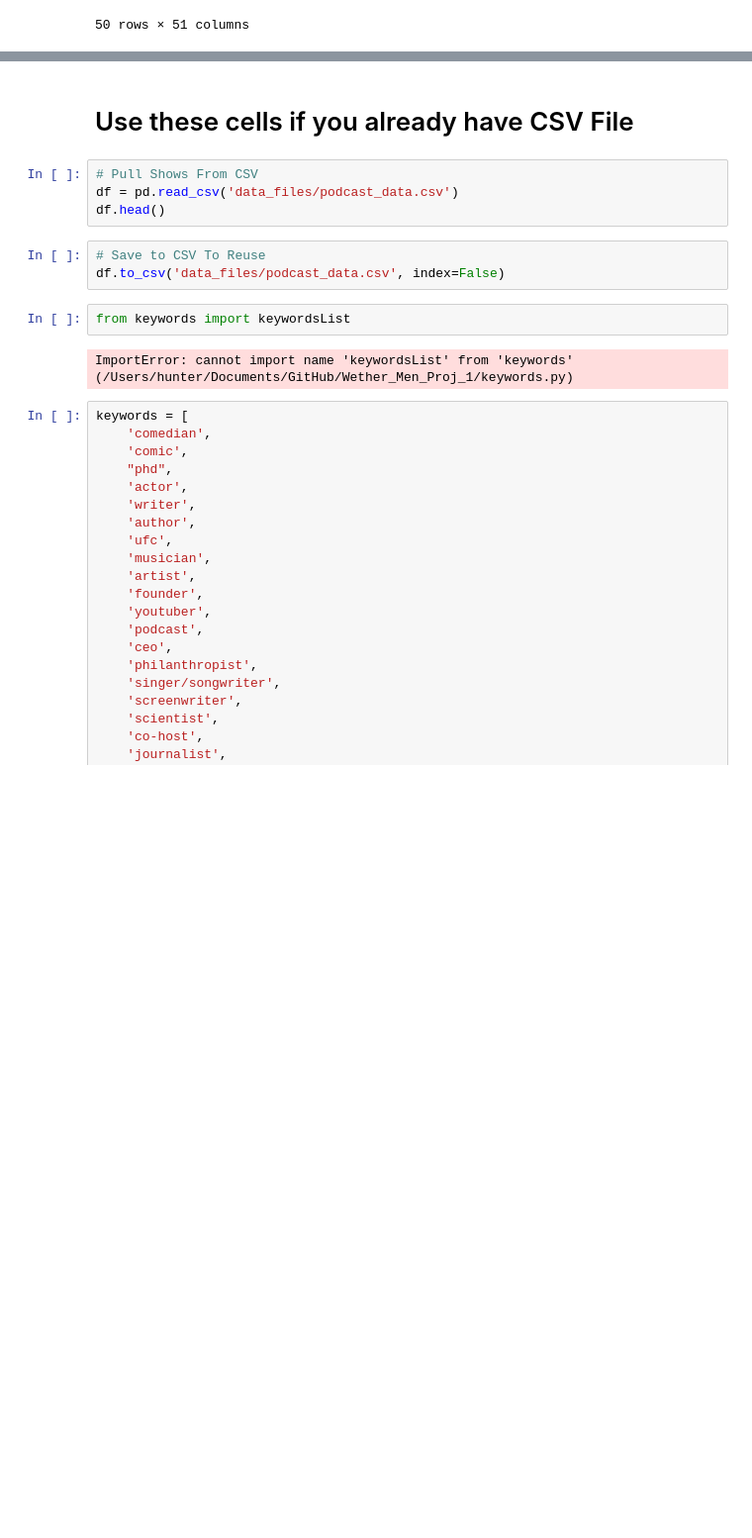
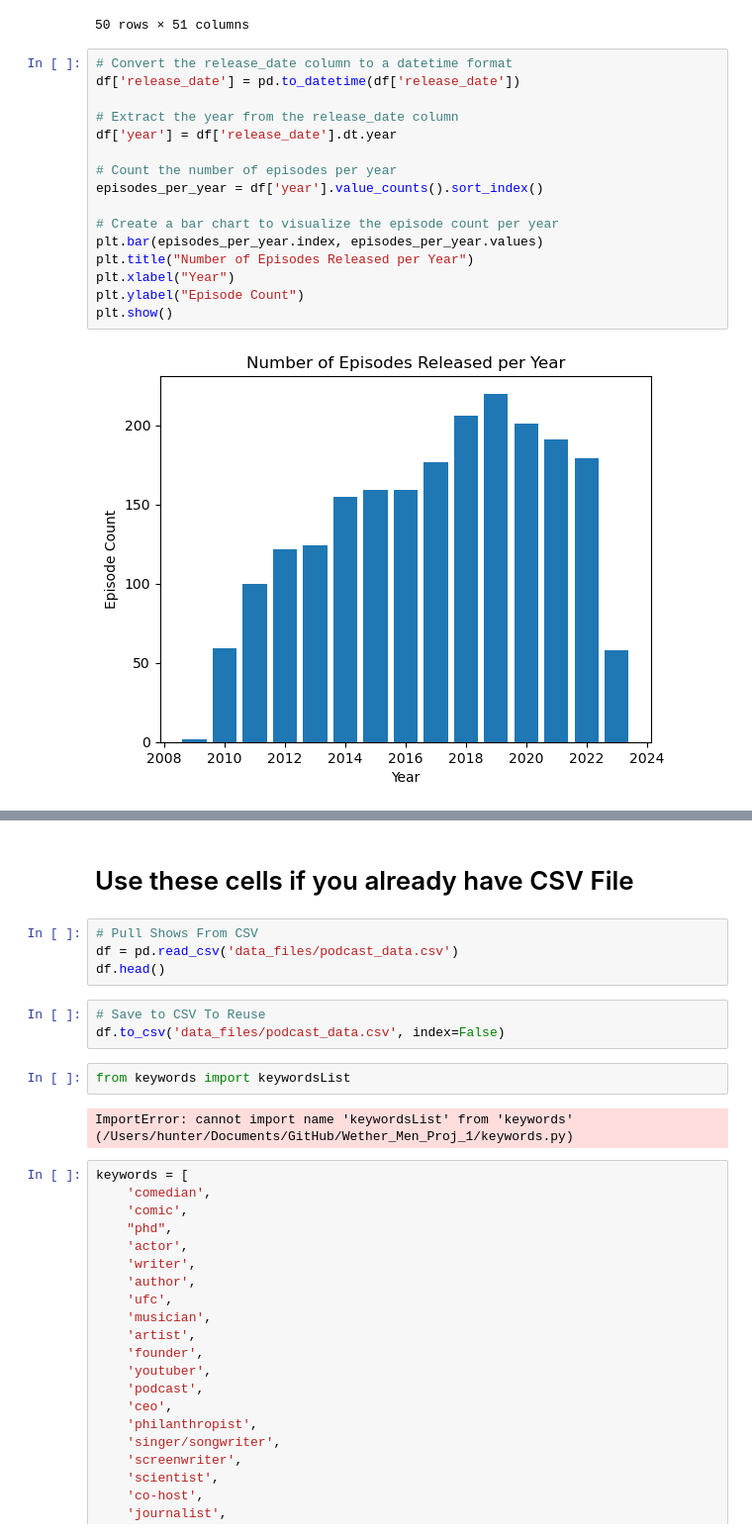
Before and after one commit to mattg213/JRE-analysis, a Jupyter notebook: data.ipynb, the cells around one changed output, grey strips where cells are left out. Shown at 99% size. Cells and saved outputs as stored; diff of their text form; blank space fills up the shorter version.

Commit message:
Update data.ipynb
yearly counts

```diff
--- a/data.ipynb
+++ b/data.ipynb
@@ -320,4 +320,22 @@ df.head(50)
 | 48 | #1928 - Jimmy Corsetti & Ben van ... | Jimmy Corsetti is the independent... | 180.76 | 2023-01-18 | Jimmy Corsetti |  |  |  | ... |
 | 49 | #1927 - Forrest Galante | Forrest Galante is an internation... | 156.74 | 2023-01-17 | Forrest Galante |  |  |  | ... |
 50 rows × 51 columns
+# %%
+# Convert the release_date column to a datetime format
+df['release_date'] = pd.to_datetime(df['release_date'])
+
+# Extract the year from the release_date column
+df['year'] = df['release_date'].dt.year
+
+# Count the number of episodes per year
+episodes_per_year = df['year'].value_counts().sort_index()
+
+# Create a bar chart to visualize the episode count per year
+plt.bar(episodes_per_year.index, episodes_per_year.values)
+plt.title("Number of Episodes Released per Year")
+plt.xlabel("Year")
+plt.ylabel("Episode Count")
+plt.show()
+# %% [output]
+[figure, added]
 # %%
```
Also changed, not shown: parts of 1 cell of this notebook.
